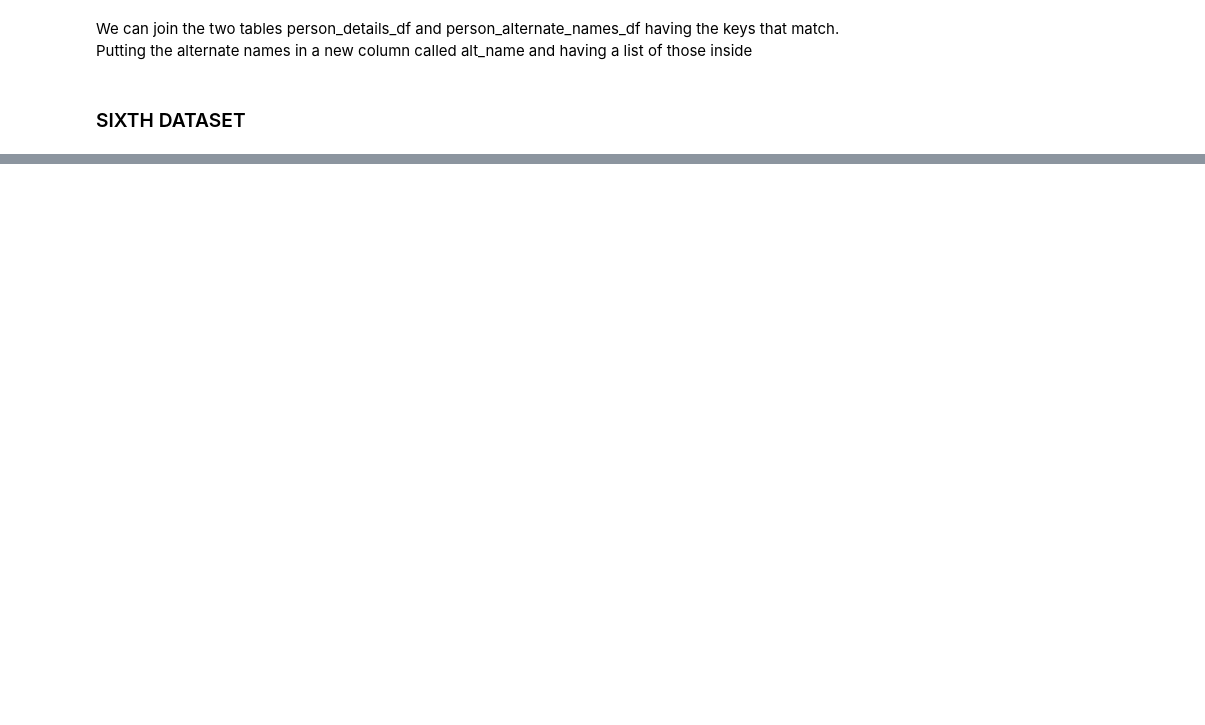
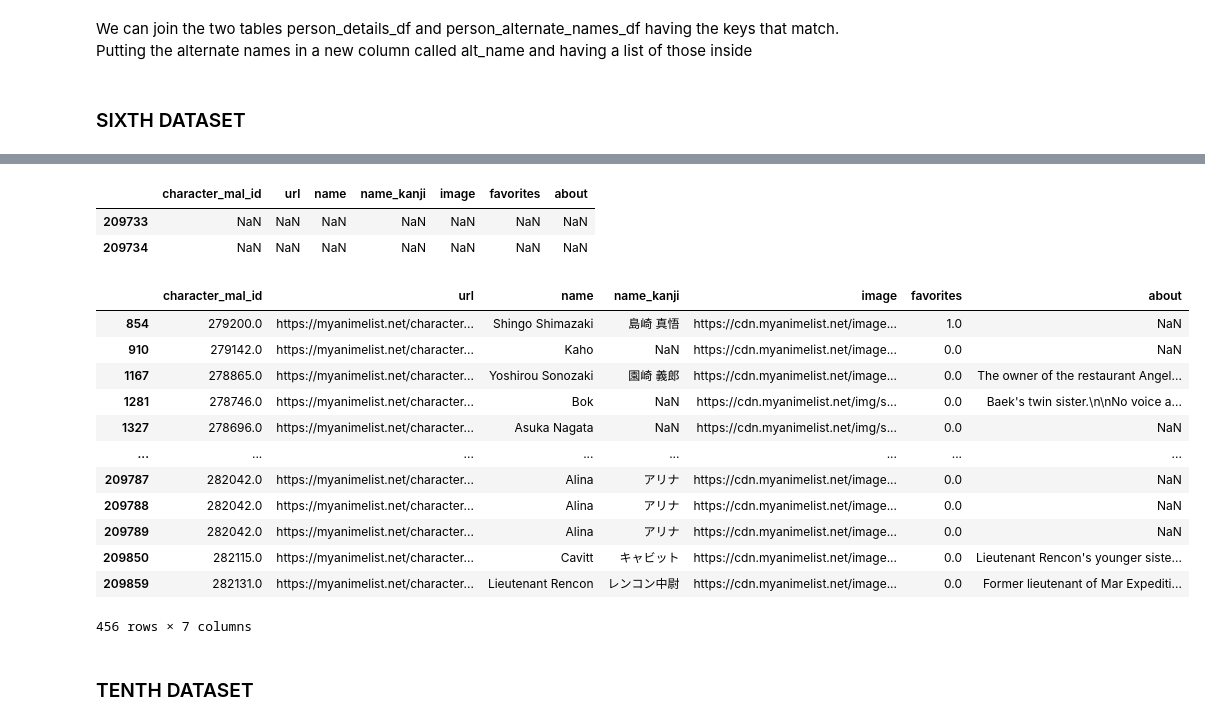
Before and after one commit to denis-budau/HCI-TWEB_2025-26, a Jupyter notebook: solution/HCI_assignment.ipynb, the cells around one changed output, grey strips where cells are left out. Saved outputs shown, nothing was run; the diff lists cells and outputs as text; code cells hidden in the pictures; blank space fills up the shorter version.

```diff
--- a/solution/HCI_assignment.ipynb
+++ b/solution/HCI_assignment.ipynb
@@ -145,0 +354,26 @@ details_df.query('mal_id == 61558')
+# %%
+# drop the two rows with all columns Nan
+characters_df[characters_df['character_mal_id'].isna()]
+# %% [output]
+|  | character_mal_id | url | name | name_kanji | image | favorites | about |
+| 209733 | NaN | NaN | NaN | NaN | NaN | NaN | NaN |
+| 209734 | NaN | NaN | NaN | NaN | NaN | NaN | NaN |
+# %%
+# drop duplicates
+characters_df.loc[characters_df.duplicated(keep="first")]
+# %% [output]
+|  | character_mal_id | url | name | name_kanji | image | favorites | about |
+| 854 | 279200.0 | https://myanimelist.net/character... | Shingo Shimazaki | 島崎 真悟 | https://cdn.myanimelist.net/image... | 1.0 | NaN |
+| 910 | 279142.0 | https://myanimelist.net/character... | Kaho | NaN | https://cdn.myanimelist.net/image... | 0.0 | NaN |
+| 1167 | 278865.0 | https://myanimelist.net/character... | Yoshirou Sonozaki | 園崎 義郎 | https://cdn.myanimelist.net/image... | 0.0 | The owner of the restaurant Angel... |
+| 1281 | 278746.0 | https://myanimelist.net/character... | Bok | NaN | https://cdn.myanimelist.net/img/s... | 0.0 | Baek's twin sister.\n\nNo voice a... |
+| 1327 | 278696.0 | https://myanimelist.net/character... | Asuka Nagata | NaN | https://cdn.myanimelist.net/img/s... | 0.0 | NaN |
+| ... | ... | ... | ... | ... | ... | ... | ... |
+| 209787 | 282042.0 | https://myanimelist.net/character... | Alina | アリナ | https://cdn.myanimelist.net/image... | 0.0 | NaN |
+| 209788 | 282042.0 | https://myanimelist.net/character... | Alina | アリナ | https://cdn.myanimelist.net/image... | 0.0 | NaN |
+| 209789 | 282042.0 | https://myanimelist.net/character... | Alina | アリナ | https://cdn.myanimelist.net/image... | 0.0 | NaN |
+| 209850 | 282115.0 | https://myanimelist.net/character... | Cavitt | キャビット | https://cdn.myanimelist.net/image... | 0.0 | Lieutenant Rencon's younger siste... |
+| 209859 | 282131.0 | https://myanimelist.net/character... | Lieutenant Rencon | レンコン中尉 | https://cdn.myanimelist.net/image... | 0.0 | Former lieutenant of Mar Expediti... |
+456 rows × 7 columns
+# %% [markdown]
+### TENTH DATASET
```
Also changed, not shown: parts of 55 cells of this notebook.
